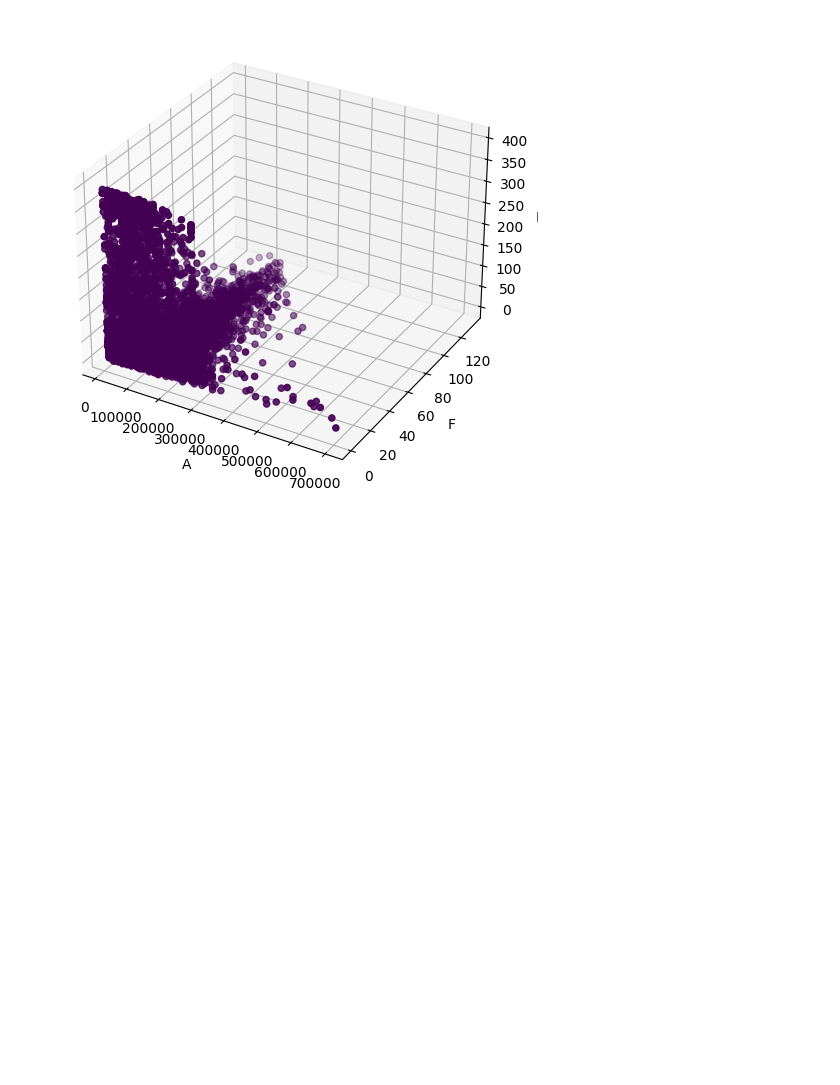
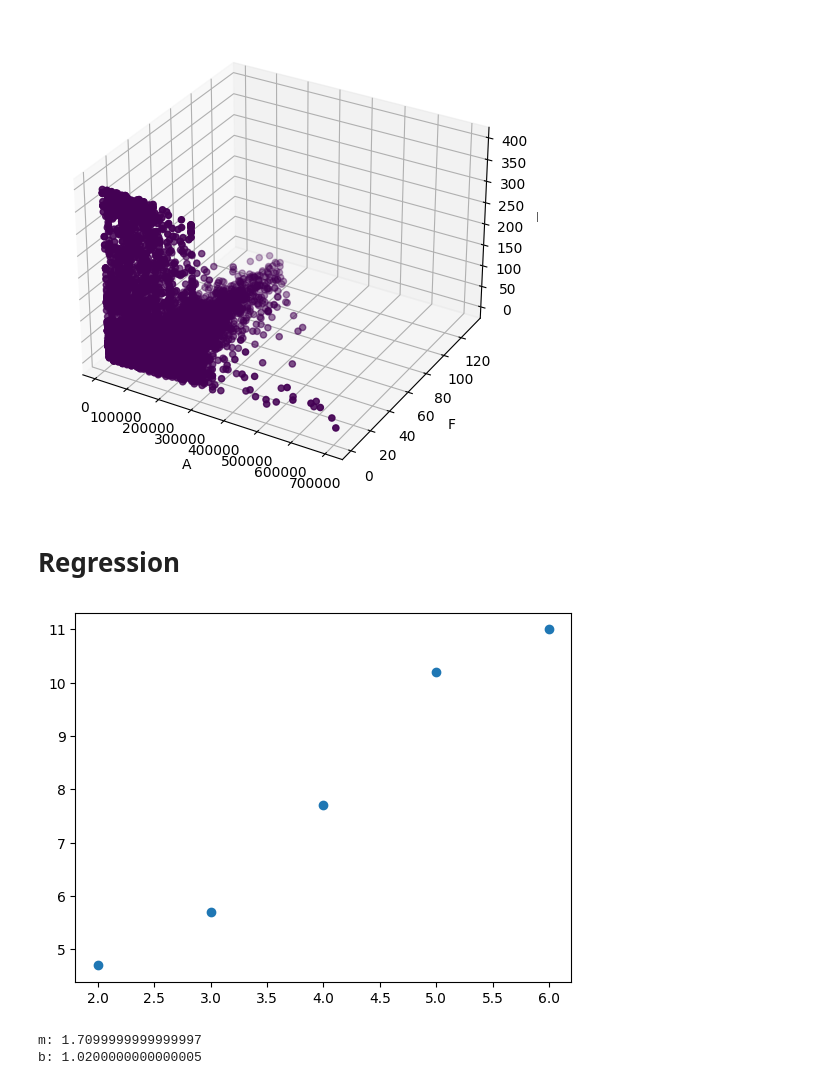
Before and after one commit to Amir-adibi/Hackathon_AI, a Jupyter notebook: Exercise.ipynb, the cells around one changed output. Saved outputs shown, nothing was run; the diff lists cells and outputs as text; code cells hidden in the pictures; blank space fills up the shorter version.

```diff
--- a/Exercise.ipynb
+++ b/Exercise.ipynb
@@ -847,3 +847,13 @@ dfRFM_without_outlier
 plot_3d(dfRFM_without_outlier, dfRFM_without_outlier['status'], 'A', 'F', 'R')
 # %% [output]
 [figure]
+# %% [markdown]
+# Regression
+# %%
+x = np.array([2, 3, 4, 5, 6])
+y = np.array([4.7, 5.7, 7.7, 10.2, 11])
+
+plt.scatter(x, y)
+plt.show()
+# %% [output]
+[figure, added]
@@ -849,0 +866,6 @@ plot_3d(dfRFM_without_outlier, dfRFM_without_outlier['status'], 'A', 'F', 'R')
+# %%
+print('m:', m)
+print('b:', b)
+# %% [output]
+m: 1.7099999999999997
+b: 1.0200000000000005
```
Also changed, not shown: parts of 9 cells of this notebook.
